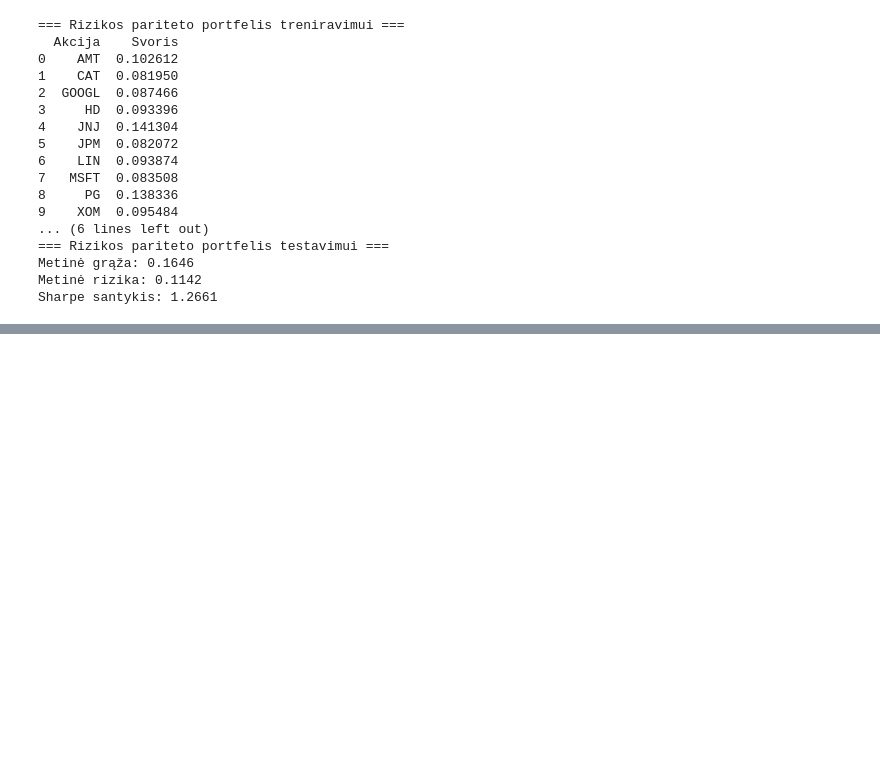
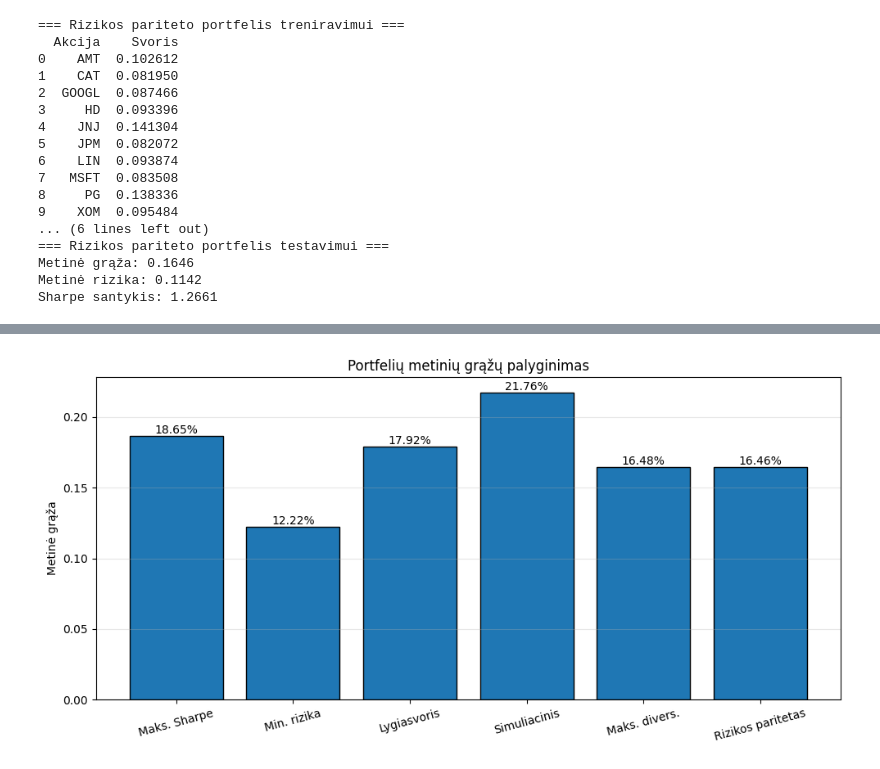
Before and after one commit to JorisA29/Baigiamasis_Darbas_2026, a Jupyter notebook: bakis1modelis.ipynb, the cells around one changed output, grey strips where cells are left out. Drawn from its saved outputs; the diff is of its cells as text; code cells hidden in the pictures; blank space fills up the shorter version.

```diff
--- a/bakis1modelis.ipynb
+++ b/bakis1modelis.ipynb
@@ -677,3 +689,88 @@ print(f"Sharpe santykis: {testo_sharpe_rp:.4f}")
 Metinė grąža: 0.1646
 Metinė rizika: 0.1142
 Sharpe santykis: 1.2661
+# %%
+import matplotlib.pyplot as plt
+import pandas as pd
+
+pavadinimai = [
+    "Maks. Sharpe",
+    "Min. rizika",
+    "Lygiasvoris",
+    "Simuliacinis",
+    "Maks. divers.",
+    "Rizikos paritetas"
+]
+
+grazos = [
+    testo_graza,
+    testo_graza_md,
+    testo_graza_lv,
+    simuliacinio_portfelio_graza,
+    testo_graza_mdiv,
+    testo_graza_rp
+]
+
+rizikos = [
+    testo_rizika,
+    testo_rizika_md,
+    testo_rizika_lv,
+    simuliacinio_portfelio_rizika,
+    testo_rizika_mdiv,
+    testo_rizika_rp
+]
+
+sharpe = [
+    testo_sharpe,
+    testo_sharpe_md,
+    testo_sharpe_lv,
+    simuliacinio_portfelio_sharpe,
+    testo_sharpe_mdiv,
+    testo_sharpe_rp
+]
+
+rezultatu_lentele = pd.DataFrame({
+    "Portfelis": pavadinimai,
+    "Metinė grąža": grazos,
+    "Metinė rizika": rizikos,
+    "Sharpe": sharpe
+})
+
+rezultatu_lentele["Metinė grąža %"] = rezultatu_lentele["Metinė grąža"] * 100
+rezultatu_lentele["Metinė rizika %"] = rezultatu_lentele["Metinė rizika"] * 100
+
+print("\n=== Portfelių palyginimo lentelė ===")
+print(rezultatu_lentele[["Portfelis", "Metinė grąža %", "Metinė rizika %", "Sharpe"]].round(2))
+
+plt.figure(figsize=(10, 5))
+plt.bar(pavadinimai, grazos, edgecolor="black")
+plt.ylabel("Metinė grąža")
+plt.title("Portfelių metinių grąžų palyginimas")
+plt.grid(axis="y", alpha=0.3)
+
+for i in range(len(pavadinimai)):
+    plt.text(i, grazos[i], f"{grazos[i]*100:.2f}%", ha="center", va="bottom")
+
+plt.xticks(rotation=15)
+plt.tight_layout()
+plt.show()
+
+plt.figure(figsize=(10, 6))
+taskai = plt.scatter(rizikos, grazos, c=sharpe, cmap="viridis", s=180, edgecolors="black")
+
+for i in range(len(pavadinimai)):
+    plt.annotate(
+        pavadinimai[i],
+        (rizikos[i], grazos[i]),
+        xytext=(8, 8),
+        textcoords="offset points"
+    )
+
+plt.xlabel("Metinė rizika")
+plt.ylabel("Metinė grąža")
+plt.title("Portfelių rizikos ir grąžos palyginimas")
+plt.grid(alpha=0.3)
+plt.colorbar(taskai, label="Sharpe")
+plt.tight_layout()
+plt.show()
+# %% [output]
@@ -679,0 +785 @@ Sharpe santykis: 1.2661
+[figure, added]
```
Also changed, not shown: parts of 3 cells of this notebook.
